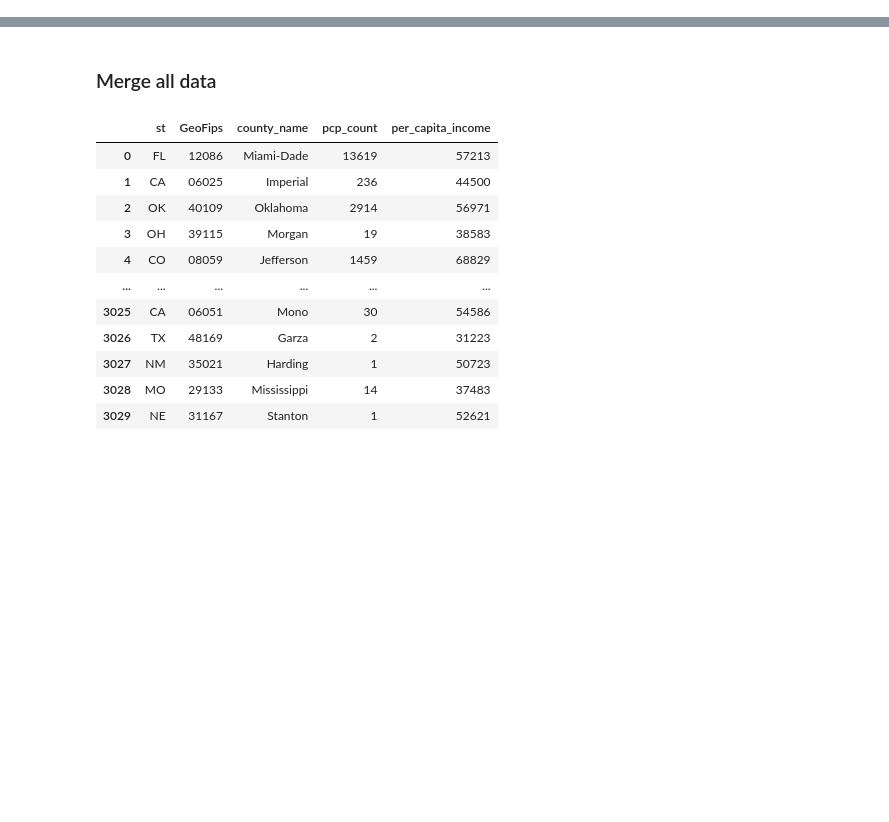
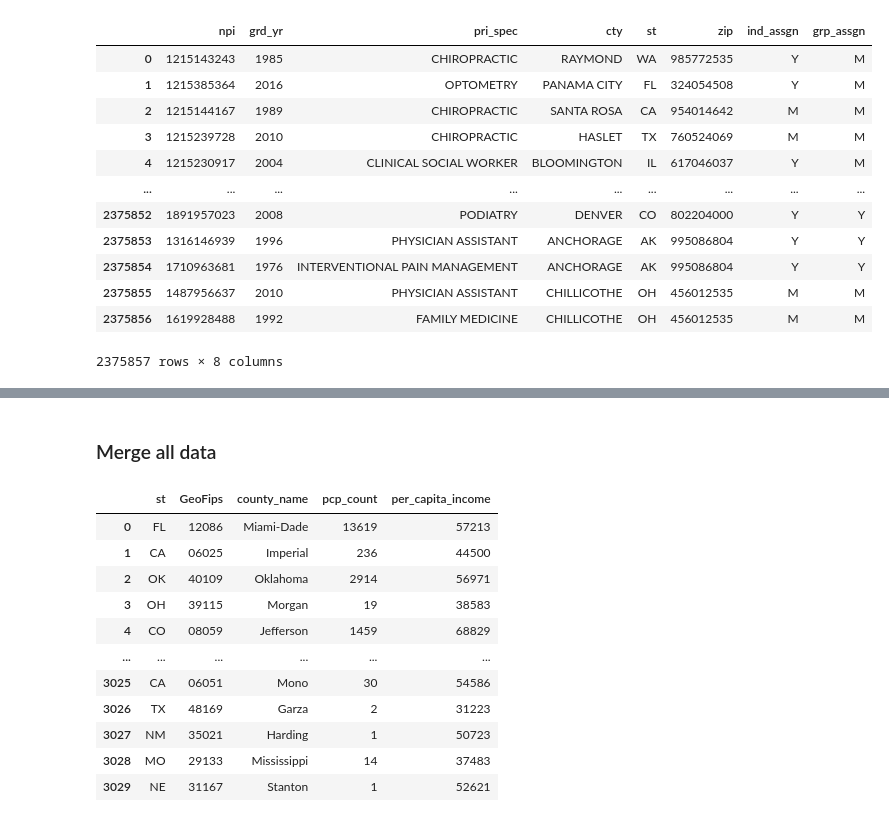
Before and after one commit to JacquelineCl/group_project, a Jupyter notebook: Merged_Data.ipynb, the cells around one changed output, grey strips where cells are left out. Cells and saved outputs as stored; diff of their text form; code cells hidden in the pictures; blank space fills up the shorter version.

```diff
--- a/Merged_Data.ipynb
+++ b/Merged_Data.ipynb
@@ -145,0 +42,21 @@ dtype: object
+# %%
+# Set dtypes prior to reading in csv file
+physicians_dtypes = {"zip": str, "grd_yr": str}
+# %%
+# Read in csv and create DataFrame
+physicians_original_df = pd.read_csv("Resources/physician_data.csv", encoding="ISO-8859-1", dtype=physicians_dtypes)
+physicians_original_df
+# %% [output]
+|  | npi | grd_yr | pri_spec | cty | st | zip | ind_assgn | grp_assgn |
+| 0 | 1215143243 | 1985 | CHIROPRACTIC | RAYMOND | WA | 985772535 | Y | M |
+| 1 | 1215385364 | 2016 | OPTOMETRY | PANAMA CITY | FL | 324054508 | Y | M |
+| 2 | 1215144167 | 1989 | CHIROPRACTIC | SANTA ROSA | CA | 954014642 | M | M |
+| 3 | 1215239728 | 2010 | CHIROPRACTIC | HASLET | TX | 760524069 | M | M |
+| 4 | 1215230917 | 2004 | CLINICAL SOCIAL WORKER | BLOOMINGTON | IL | 617046037 | Y | M |
+| ... | ... | ... | ... | ... | ... | ... | ... | ... |
+| 2375852 | 1891957023 | 2008 | PODIATRY | DENVER | CO | 802204000 | Y | Y |
+| 2375853 | 1316146939 | 1996 | PHYSICIAN ASSISTANT | ANCHORAGE | AK | 995086804 | Y | Y |
+| 2375854 | 1710963681 | 1976 | INTERVENTIONAL PAIN MANAGEMENT | ANCHORAGE | AK | 995086804 | Y | Y |
+| 2375855 | 1487956637 | 2010 | PHYSICIAN ASSISTANT | CHILLICOTHE | OH | 456012535 | M | M |
+| 2375856 | 1619928488 | 1992 | FAMILY MEDICINE | CHILLICOTHE | OH | 456012535 | M | M |
+2375857 rows × 8 columns
```
Also changed, not shown: parts of 62 cells of this notebook, 6 other files.
